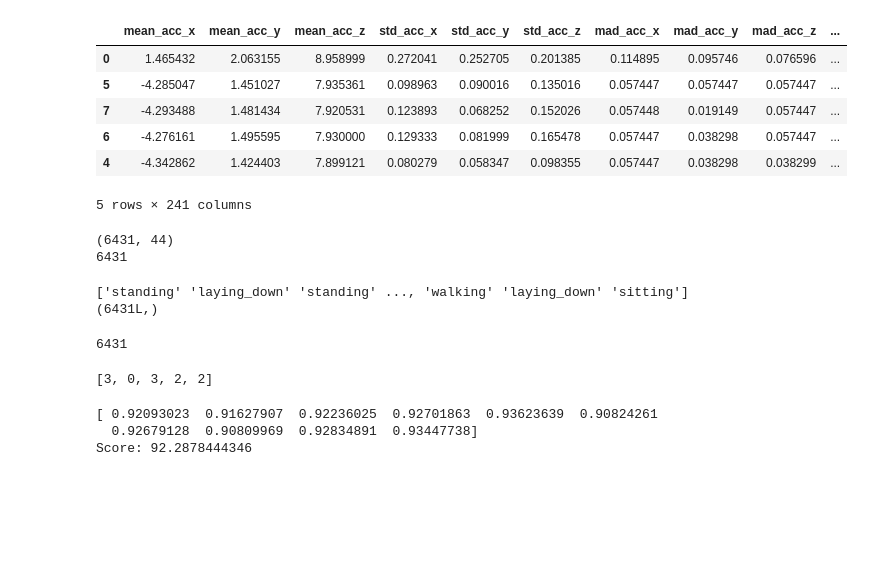
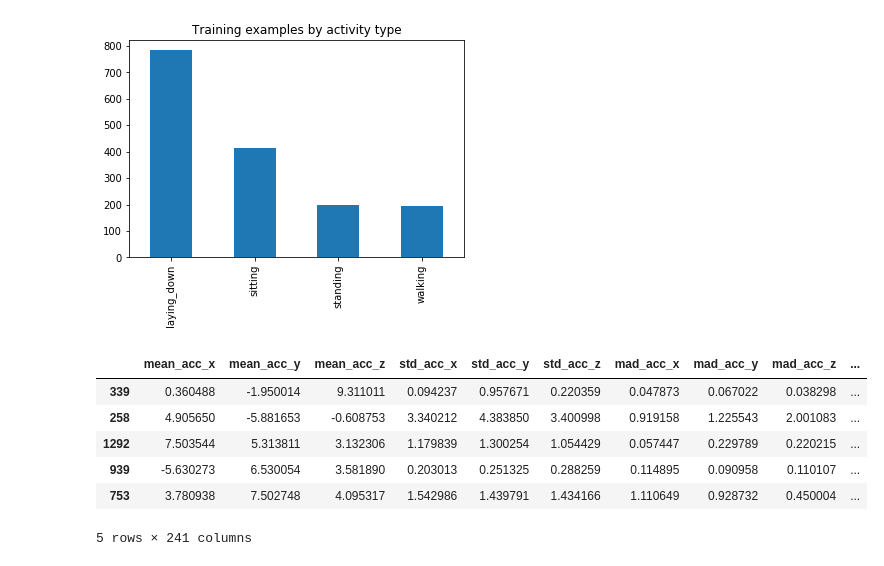
Before and after one commit to bhargav265/Human-Activity-Recognition, a Jupyter notebook: HAR-combined.ipynb, the cells around one changed output. Saved outputs shown, nothing was run; the diff lists cells and outputs as text; code cells hidden in the pictures; blank space fills up the shorter version.

Commit message:
Added code for removing null values and testing

```diff
--- a/HAR-combined.ipynb
+++ b/HAR-combined.ipynb
@@ -86,7 +87,10 @@ def process_acc(input_df, columns, output_df):
                 min_window = input_df[0][i]
             except KeyError:
                 break
-
+        label = (input_df[5][1], )
+        if label == 'null':
+            print('--------null')
+            return
         sma_val = (sma(x,y,z), )
         acc_data = list(mean(x, y, z)+std_dev(x, y, z)+mad(x, y, z)+minimum(x, y, z)+maximum(x, y, z)+energy_measure(x, y, z)+inter_quartile_range(x, y, z)+sma_val)
         output_df = output_df.append(pd.Series(acc_data, index=columns), ignore_index=True)
@@ -120,6 +124,10 @@ def process_gyr(input_df, columns, output_df):
 
 
         label = (input_df[5][1], )
+        if label == 'null':
+            print('--------null')
+            return
+
         sma_val = (sma(x,y,z), )
 
         gy_data = list(mean(x, y, z)+std_dev(x, y, z)+mad(x, y, z)+minimum(x, y, z)+maximum(x, y, z)+energy_measure(x, y, z)+inter_quartile_range(x, y, z)+sma_val+label)
@@ -152,6 +160,11 @@ def process_mag(input_df, columns, output_df):
             except KeyError:
                 break
 
+        label = (input_df[5][1], )
+        if label == 'null':
+            print('--------null')
+            return
+
         mean = (np.mean(x),)
         std_dev = (np.std(x),)
         mad = (np.median(np.abs(x - np.median(x))),)
@@ -416,0 +516,2 @@ KeyboardInterrupt:
+# %%
+training_set_df = process_csv_data('newData/')
@@ -417,57 +536,16 @@ KeyboardInterrupt:
 # %%
-hist_activities(acc_gy_df)
-plot_act_signals(in_df_ac)
+hist_activities(training_set_df)
+# plot_act_signals(in_df_ac)
 
-combined_df = acc_gy_df
-combined_df = combined_df.iloc[np.random.permutation(len(combined_df))]
-combined_df.head()
+combined_training_df = training_set_df
+combined_training_df = combined_training_df.iloc[np.random.permutation(len(combined_training_df))]
+combined_training_df.head()
 # %% [output]
+[figure, added]
 |  | mean_acc_x | mean_acc_y | mean_acc_z | std_acc_x | std_acc_y | std_acc_z | mad_acc_x | mad_acc_y | mad_acc_z | ... |
-| 0 | 1.465432 | 2.063155 | 8.958999 | 0.272041 | 0.252705 | 0.201385 | 0.114895 | 0.095746 | 0.076596 | ... |
-| 5 | -4.285047 | 1.451027 | 7.935361 | 0.098963 | 0.090016 | 0.135016 | 0.057447 | 0.057447 | 0.057447 | ... |
-| 7 | -4.293488 | 1.481434 | 7.920531 | 0.123893 | 0.068252 | 0.152026 | 0.057448 | 0.019149 | 0.057447 | ... |
-| 6 | -4.276161 | 1.495595 | 7.930000 | 0.129333 | 0.081999 | 0.165478 | 0.057447 | 0.038298 | 0.057447 | ... |
-| 4 | -4.342862 | 1.424403 | 7.899121 | 0.080279 | 0.058347 | 0.098355 | 0.057447 | 0.038298 | 0.038299 | ... |
+| 339 | 0.360488 | -1.950014 | 9.311011 | 0.094237 | 0.957671 | 0.220359 | 0.047873 | 0.067022 | 0.038298 | ... |
+| 258 | 4.905650 | -5.881653 | -0.608753 | 3.340212 | 4.383850 | 3.400998 | 0.919158 | 1.225543 | 2.001083 | ... |
+| 1292 | 7.503544 | 5.313811 | 3.132306 | 1.179839 | 1.300254 | 1.054429 | 0.057447 | 0.229789 | 0.220215 | ... |
+| 939 | -5.630273 | 6.530054 | 3.581890 | 0.203013 | 0.251325 | 0.288259 | 0.114895 | 0.090958 | 0.110107 | ... |
+| 753 | 3.780938 | 7.502748 | 4.095317 | 1.542986 | 1.439791 | 1.434166 | 1.110649 | 0.928732 | 0.450004 | ... |
 5 rows × 241 columns
-# %%
-data = combined_df[acc_columns + gy_columns].as_matrix()
-targets = data[:, -1]
-data = data[:, :-1]
-
-std_scale = preprocessing.StandardScaler().fit(data)
-data_std = std_scale.transform(data)
-
-print(len(data_std), len(data_std[0]))
-print(len(targets))
-# %% [output]
-(6431, 44)
-6431
-# %%
-cache = {'laying_down' : 0, 'sitting' : 1, 'walking' : 2, 'standing' : 3}
-targets.reshape(len(targets))
-print(targets)
-print(targets.shape)
-# %% [output]
-['standing' 'laying_down' 'standing' ..., 'walking' 'laying_down' 'sitting']
-(6431L,)
-# %%
-bin_targets = []
-for i in targets:
-    bin_targets.append(cache[i])
-print(len(bin_targets))
-# %% [output]
-6431
-# %%
-bin_targets[: 5]
-# %% [output]
-[3, 0, 3, 2, 2]
-# %%
-clf = DecisionTreeClassifier(random_state=0)
-
-acc = cross_val_score(clf, data_std, bin_targets, cv=10)
-print acc
-print "Score:",np.mean(acc)*100
-# %% [output]
-[ 0.92093023  0.91627907  0.92236025  0.92701863  0.93623639  0.90824261
-  0.92679128  0.90809969  0.92834891  0.93447738]
-Score: 92.2878444346
```
Also changed, not shown: parts of 10 cells of this notebook.
